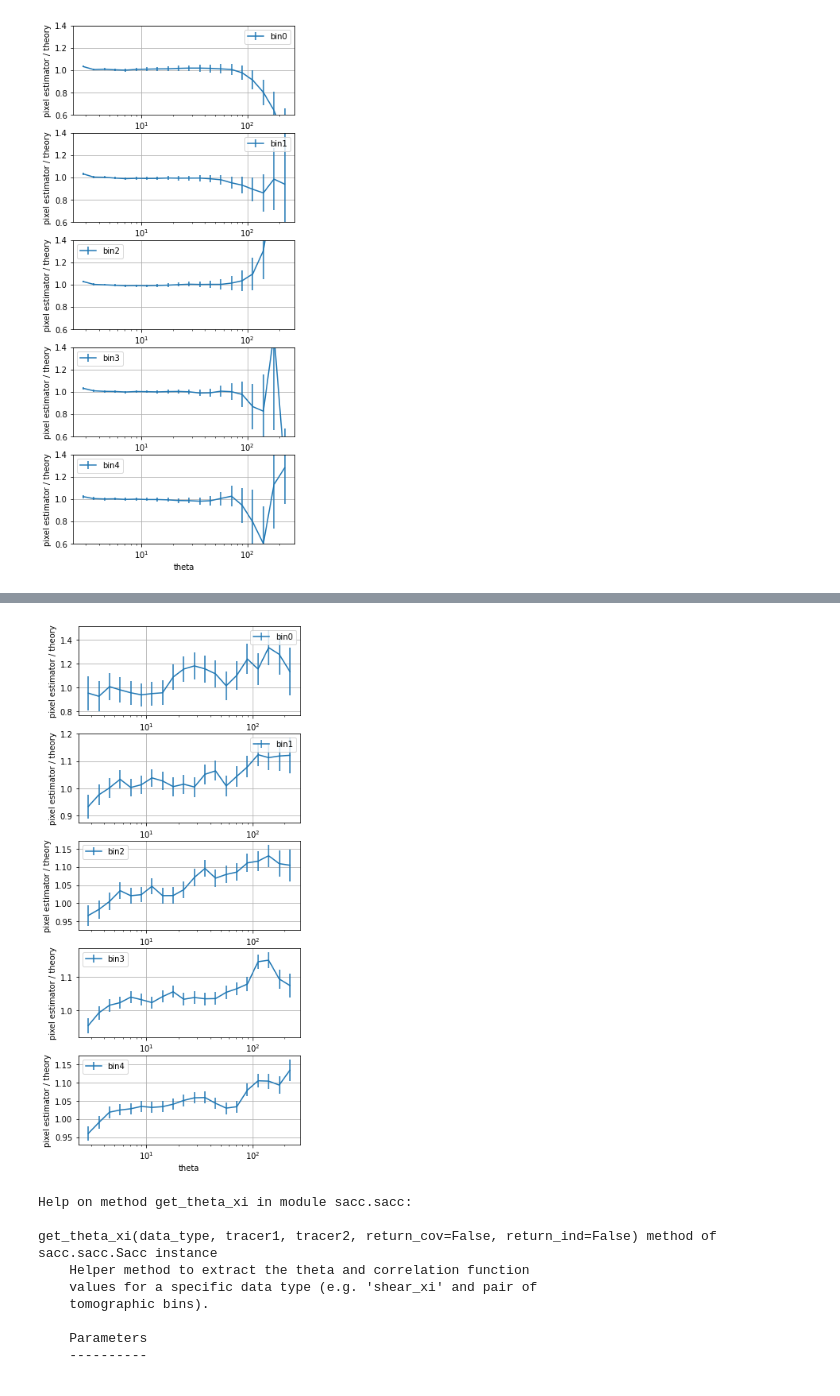
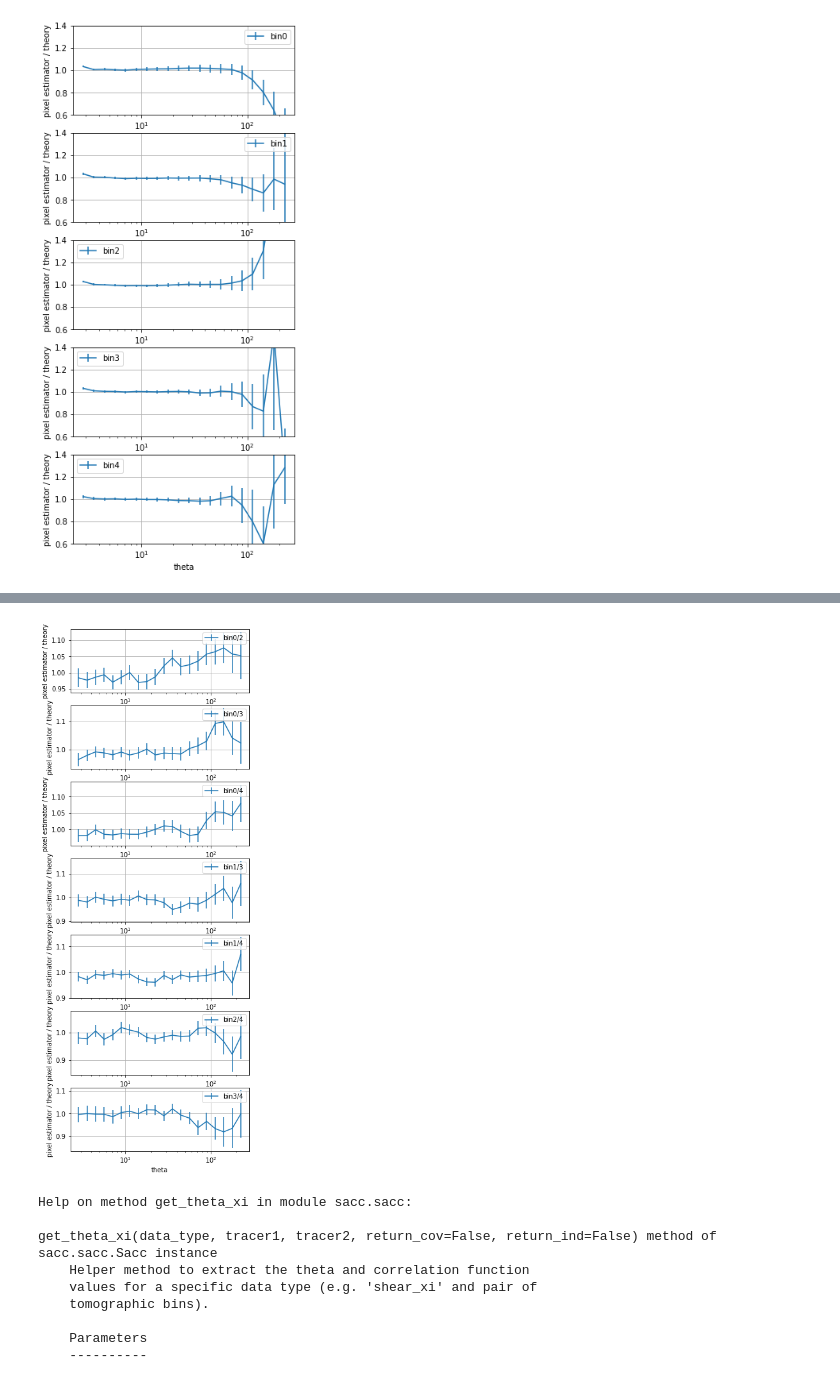
Before and after one commit to LSSTDESC/txpipe-cosmodc2, a Jupyter notebook: notebooks/TestPixelEstimator.ipynb, the cells around one changed output, grey strips where cells are left out. Saved outputs shown, nothing was run; the diff lists cells and outputs as text; code cells hidden in the pictures.

Commit message:
gammat

```diff
--- a/notebooks/TestPixelEstimator.ipynb
+++ b/notebooks/TestPixelEstimator.ipynb
@@ -117,7 +117,7 @@ Keys: <KeysViewHDF5 ['maps', 'provenance']>
 # %%
 scale = np.array([2., 1.5, 1.25, 1.25, 1.25])
 
-for lensi in range(1):
+for lensi in range(3,4):
     print(lensi)
 
     with h5py.File('/global/cfs/cdirs/lsst/groups/WL/users/jprat/gaussian_sims_srdnzs_fullsky/051422/12300area_nside4096/TXPipe_outputs/density_maps.hdf5', "r") as f:
@@ -129,9 +129,9 @@ for lensi in range(1):
     theta, phi = hp.pix2ang(4096, pix)
     dec_pix = 90.-theta/np.pi*180
     ra_pix = phi/np.pi*180
-    mask_small_area = (ra_pix<50)
+    mask_small_area = (ra_pix<500)
 
-    for sourcei in range(5):
+    for sourcei in range(4,5):
         print(sourcei)
 
         with h5py.File('/global/cfs/cdirs/lsst/groups/WL/users/jprat/gaussian_sims_srdnzs_fullsky/051422/12300area_nside4096/TXPipe_outputs/source_maps.hdf5', "r") as f:
@@ -141,9 +141,8 @@ for lensi in range(1):
             theta_pix_shear, phi_pix_shear = hp.pix2ang(4096, pix_shear)
             ra_pix_shear = phi_pix_shear/np.pi*180
             dec_pix_shear = 90. - theta_pix_shear/np.pi*180
-            mask_small_area_shear = (ra_pix_shear<50)*(g1_pix>-1e30)*(g2_pix>-1e30)
+            mask_small_area_shear = (ra_pix_shear<500)*(g1_pix>-1e30)*(g2_pix>-1e30)
 
-        print(g1_pix[mask_small_area_shear])
         # g1_pix = hp.ud_grade(np.load('/global/cscratch1/sd/chihway/shear_map_'+str(sourcei)+'.npz')['g1'], 2048)
         # g2_pix = hp.ud_grade(np.load('/global/cscratch1/sd/chihway/shear_map_'+str(sourcei)+'.npz')['g2'], 2048)
         # pix_shear = np.arange(hp.nside2npix(2048))[g1_pix!=0]
@@ -158,15 +157,20 @@ for lensi in range(1):
                                     min_sep=2.5,
                                     max_sep=250.0,
                                     sep_units='arcmin',
-                                    bin_slop=0.1)
+                                    bin_slop=0.04)
 
         cat_k = treecorr.Catalog(ra=ra_pix[mask_small_area], dec=dec_pix[mask_small_area], k=delta[mask_small_area], ra_units='deg', dec_units='deg')
         cat_g = treecorr.Catalog(ra=ra_pix_shear[mask_small_area_shear], dec=dec_pix_shear[mask_small_area_shear],
                                  g1=-g1_pix[mask_small_area_shear], g2=g2_pix[mask_small_area_shear],
                                  ra_units='deg', dec_units='deg')
 
+
+        kg.process(cat_k, cat_g)
         theta      = np.exp(kg.logr)
         mean       = kg.xi
+        print(ra_pix[mask_small_area])
+        print(ra_pix_shear[mask_small_area_shear])
+
 
         TXPipe = sacc.Sacc.load_fits('twopoint_theory_real.sacc')
         theta3, xi = TXPipe.get_theta_xi(
@@ -175,7 +179,7 @@ for lensi in range(1):
 
 
         mplot.semilogx(theta, mean*scale[lensi])
-        mplot.semilogx(theta3, xi)
+        # mplot.semilogx(theta3, xi)
 
         mplot.show()
 
@@ -268,44 +271,44 @@ with scale cuts bin4 chi2/dof= 0.32706689727953087
 without scale cuts bin4 chi2/dof= 0.38565978204955836
 [figure]
 # %%
-mplot.figure(figsize=(5,12))
-scale = np.array([2., 1.5, 1.25, 1.25, 1.25])
-order = np.array([15,20,25,30,35])
+mplot.figure(figsize=(5,15))
+
+lensi=[0,0,0,1,1,2,3]
+sourcei=[2,3,4,3,4,4,4]
+order = np.array([25,30,35,31,36,37,38])
+scale = np.array([2.,2,2,1.5,1.5,1.25,1.25])
+
 TXPipe_cov = sacc.Sacc.load_fits('summary_statistics_real_scaled_shot_noise.sacc')
 
-for i in range(1):
+for ii in range(7):
 
-    for j in range(5):
+    cov_ana = TXPipe_cov.covariance.covmat[20*order[ii]:20*(order[ii]+1),20*order[ii]:20*(order[ii]+1)]
 
-        cov_ana = TXPipe_cov.covariance.covmat[20*order[i]:20*(order[i]+1),20*order[i]:20*(order[i]+1)]
+    TXPipe = sacc.Sacc.load_fits('twopoint_theory_real.sacc')
+    theta3, xi = TXPipe.get_theta_xi(
+        'galaxy_shearDensity_xi_t',
+        'source_'+str(sourcei[ii]),'lens_'+str(lensi[ii]))
 
-        TXPipe = sacc.Sacc.load_fits('twopoint_theory_real.sacc')
-        theta3, xi = TXPipe.get_theta_xi(
-            'galaxy_shearDensity_xi_t',
-            'source_'+str(j),'lens_'+str(i))
+    gammat = np.load('gammat_'+str(lensi[ii])+'_'+str(sourcei[ii])+'.npz')['mean']
 
-        gammat = np.load('gammat_'+str(i)+'_'+str(j)+'.npz')['mean']
+    mplot.subplot(7,1,ii+1)
+    mplot.errorbar(theta3, gammat*scale[ii]/xi, yerr=np.diag(cov_ana)**0.5/xi, label='bin'+str(lensi[ii])+'/'+str(sourcei[ii]))
+    # mplot.errorbar(theta3, xi)
+    mplot.legend()
+    mplot.xscale('log')
+    # mplot.yscale('log')
+    mplot.xlabel('theta')
+    mplot.ylabel('pixel estimator / theory')
+    # mplot.ylim(0.6,1.4)
+    mplot.grid()
 
-        mplot.subplot(5,1,j+1)
-        mplot.errorbar(theta3, gammat*scale[i]/0.7/xi, yerr=np.diag(cov_ana)**0.5/xi, label='bin'+str(j))
-        # mplot.errorbar(theta3, xi)
-        mplot.legend()
-        mplot.xscale('log')
-        # mplot.yscale('log')
-        mplot.xlabel('theta')
-        mplot.ylabel('pixel estimator / theory')
-        # mplot.ylim(0.6,1.4)
-        mplot.grid()
+    nn = [5,5,5,5,5,5,5]
 
-        nn = [5,5,5,5,5]
+    chi2 = np.dot(np.dot((gammat[nn[ii]:]*scale[ii]-xi[nn[ii]:]),np.linalg.inv(cov_ana[nn[ii]:,nn[ii]:])),(gammat[nn[ii]:]*scale[ii]-xi[nn[ii]:]).T)
+    print('with scale cuts bin'+str(lensi[ii])+'/'+str(sourcei[ii]),'chi2/dof=', chi2/(20-nn[ii]))
 
-        # nn = [1,1,0,0,0]
+    chi2 = np.dot(np.dot((gammat*scale[ii]-xi),np.linalg.inv(cov_ana)),(gammat*scale[ii]-xi).T)
+    print('without scale cuts bin'+str(lensi[ii])+'/'+str(sourcei[ii]),'chi2/dof=', chi2/20)
 
-        chi2 = np.dot(np.dot((gammat[nn[i]:]*scale[i]-xi[nn[i]:]),np.linalg.inv(cov_ana[nn[i]:,nn[i]:])),(gammat[nn[i]:]*scale[i]-xi[nn[i]:]).T)
-        print('with scale cuts bin'+str(i),'chi2/dof=', chi2/(20-nn[i]))
-
-        chi2 = np.dot(np.dot((gammat*scale[i]-xi),np.linalg.inv(cov_ana)),(gammat*scale[i]-xi).T)
-        print('without scale cuts bin'+str(i),'chi2/dof=', chi2/20)
-
-    mplot.savefig('gammat.png')
+mplot.savefig('gammat.png')
 # %% [output]
@@ -322,4 +329,4 @@ without scale cuts bin0 chi2/dof= 151.42185684939017
-[figure, old version]
+[figure, new version]
 # %%
 help(TXPipe.get_theta_xi)
 # %% [output]
```
Also changed, not shown: parts of 2 cells of this notebook.
